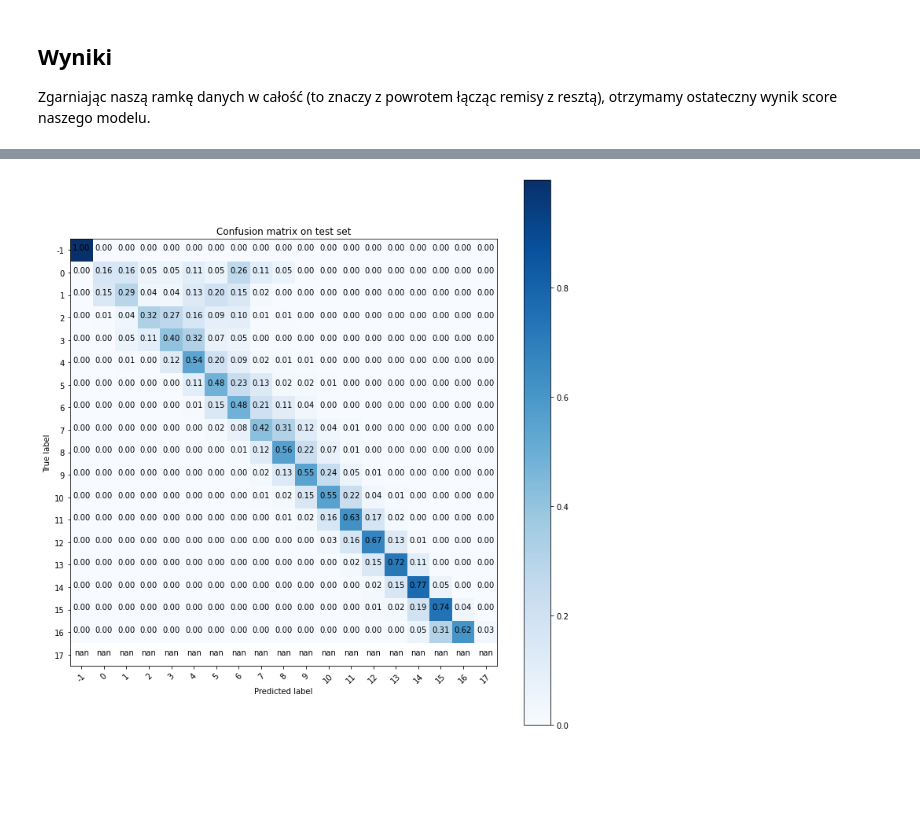
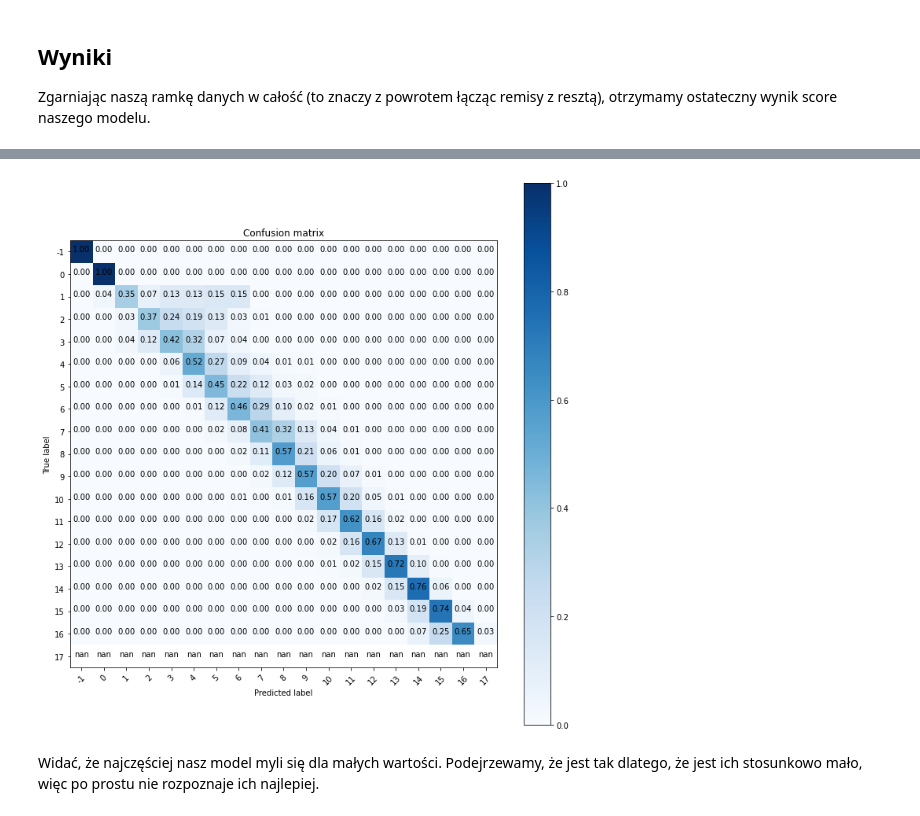
Before and after one commit to alexmal01/WUM_Proj1, a Jupyter notebook: WUMProj1Milestone2.ipynb, the cells around one changed output, grey strips where cells are left out. Cells and saved outputs as stored; diff of their text form; code cells hidden in the pictures; blank space fills up the shorter version.

```diff
--- a/WUMProj1Milestone2.ipynb
+++ b/WUMProj1Milestone2.ipynb
@@ -70,0 +108,9 @@ Okazuje się, nowa zmienna dokładnie opisuję sytuacje i popełniła tylko 5 b
+# %%
+def drawed(df):
+    df["is_draw"] = np.where(
+        ((df.black2rook_dst == 1) & (df.white2rook_dst != 1)) |      # czarny bije wieze
+        ((df.black_king_dst == 0) & (((np.abs(df.black_king_file - df.black_king_rank)) == 0) |  ((np.abs(df.black_king_file - df.black_king_rank)) == 7)) & (df.black2white_king_dst == 2) & (((df.white_king_file == df.black_king_file) & (np.abs(df.white_rook_file - df.black_king_file) == 1)) | ((df.white_king_rank == df.black_king_rank) & (np.abs(df.white_rook_rank - df.black_king_rank) == 1)))) |  # pierwsza sytuacja
+        ((df.black_king_dst == 0) & (df.black2rook_dst == 1) & (((np.abs(df.black_king_file - df.black_king_rank)) == 0) |  ((np.abs(df.black_king_file - df.black_king_rank)) == 7)) & (((np.abs(df.white_rook_file - df.white_rook_rank)) == 0) |  ((np.abs(df.white_rook_file - df.white_rook_rank)) == 7))), # druga sytuacja
+        1,0) # znowu jest na odwrót 0 oznacza, że tak a 1 że nie
+    return df
+df = drawed(df)
@@ -150,19 +254,19 @@ krr.score(test_X,test_y)
 #### Wnioski
 Wygląda na to, że zdecydowanie najlepiej spisuje się SVM z kernelem "rbf". Wobec tego zajmiemy się znalezieniem odpowiednich hiperparametrów używająć opytmalizacji bayesowskiej. (random search i grid search nie sprawdziły sie dobrze)
 # %%
-from skopt import BayesSearchCV
-from skopt.space import Integer, Real
+# from skopt import BayesSearchCV
+# from skopt.space import Integer, Real
 
-#przykladowe
-model = svm.SVR(kernel="rbf")
-bayes = BayesSearchCV(model,search_spaces={
-    "C" : Integer(20,100),
-    "degree" : Integer(1,10),
-    "gamma" : Real(0,1),
-    "epsilon": Real(0,1)
-},n_jobs=-1,cv = 5)
+# #przykladowe
+# model = svm.SVR(kernel="rbf")
+# bayes = BayesSearchCV(model,search_spaces={
+#     "C" : Integer(20,100),
+#     "degree" : Integer(1,10),
+#     "gamma" : Real(0,1),
+#     "epsilon": Real(0,1)
+# },n_jobs=-1,cv = 5)
 
-bayes.fit(train_X,train_y)
+# bayes.fit(train_X,train_y)
 # %% [markdown]
 Użyliśmy optymalizacji bayesowskiej kilka razy na różne sposoby i otrzymaliśmy różne rezultaty jeśli chodzi o hiperparametry, lecz podobne wyniki score. Wobec tego wydaje się, że hiperparametry, oprócz "kernel", w tym przypadku nie mają dużego znaczenia.
 # %%
@@ -213,15 +317,16 @@ Ensablingi też dużo nie zmieniły, chociaż BaggingRegressor pozwolił otrzyma
 
 Zgarniając naszą ramkę danych w całość (to znaczy z powrotem łącząc remisy z resztą), otrzymamy ostateczny wynik score naszego modelu.
 # %%
-def get_predictions_fulldf(df_draws,df_sorted_dropped,estimator):
+def get_predictions_fulldf(df_draws,df_mates,df_sorted_dropped,estimator):
     #
     regr_pred = estimator.predict(df_sorted_dropped.drop(columns="result"))
     draws = np.ones(df_draws.shape[0])*-1 #-1 oznaczało u nas wcześniej draw
-    prediction = np.concatenate((draws,regr_pred))
-    df_concat = pd.concat([df_draws,df_sorted_dropped])
+    mates = np.zeros(df_mates.shape[0])
+    prediction = np.concatenate((draws,mates,regr_pred))
+    df_concat = pd.concat([df_draws,df_mates,df_sorted_dropped])
     return df_concat,prediction
 
-df_concat,prediction = get_predictions_fulldf(df_draws,df_sorted_dropped,br)
+df_concat,prediction = get_predictions_fulldf(df_draws,df_mates,df_sorted_dropped,br)
 # %%
 from sklearn.metrics import r2_score
 
@@ -237,32 +342,34 @@ from sklearn.metrics import confusion_matrix
 
 def plot_confusion_matrix(cm, classes,
                           title='Confusion matrix',
                           cmap=plt.cm.Blues):
     """
     This function prints and plots the confusion matrix.
     Normalization can be applied by setting normalize=True.
     """
     cm = cm.astype('float') / cm.sum(axis=1)[:, np.newaxis]
     plt.imshow(cm, interpolation='nearest', cmap=cmap)
     plt.title(title)
     plt.colorbar()
     tick_marks = np.arange(len(classes))
     plt.xticks(tick_marks, classes, rotation=45)
     plt.yticks(tick_marks, classes)
 
     fmt = '.2f'
     thresh = cm.max() / 2.
     for i, j in itertools.product(range(cm.shape[0]), range(cm.shape[1])):
         plt.text(j, i, format(cm[i, j], fmt),
                  horizontalalignment="center",
                  color="white" if cm[i, j] > thresh else "black")
 
     plt.tight_layout()
     plt.ylabel('True label')
     plt.xlabel('Predicted label')
 cm = confusion_matrix(df_concat.result, np.round(prediction))
 classes = range(-1,18)
 plt.figure(figsize=(10,10))
-plot_confusion_matrix(cm, classes,title='Confusion matrix on test set')
+plot_confusion_matrix(cm, classes,title='Confusion matrix')
 # %% [output]
-[figure, old version]
+[figure, new version]
+# %% [markdown]
+Widać, że najczęściej nasz model myli się dla małych wartości. Podejrzewamy, że jest tak dlatego, że jest ich stosunkowo mało, więc po prostu nie rozpoznaje ich najlepiej.
```
Also changed, not shown: parts of 38 cells of this notebook.
